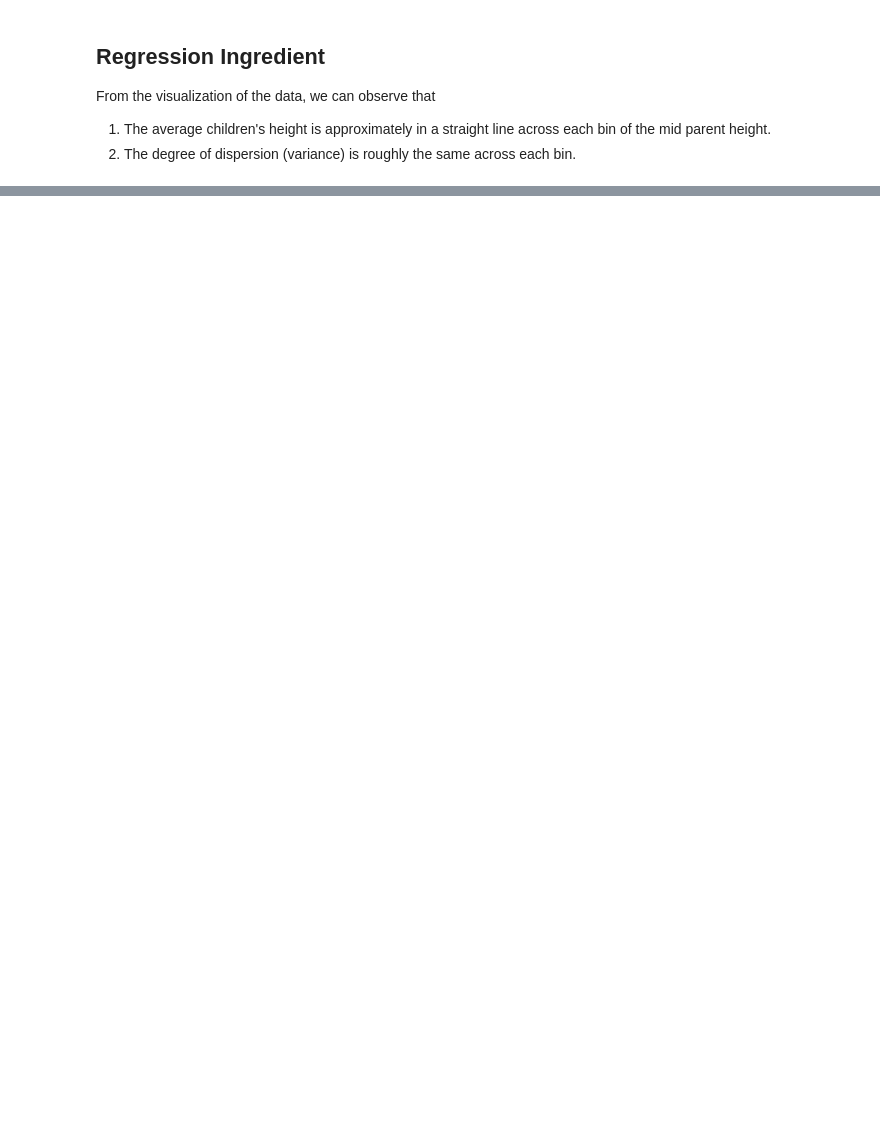
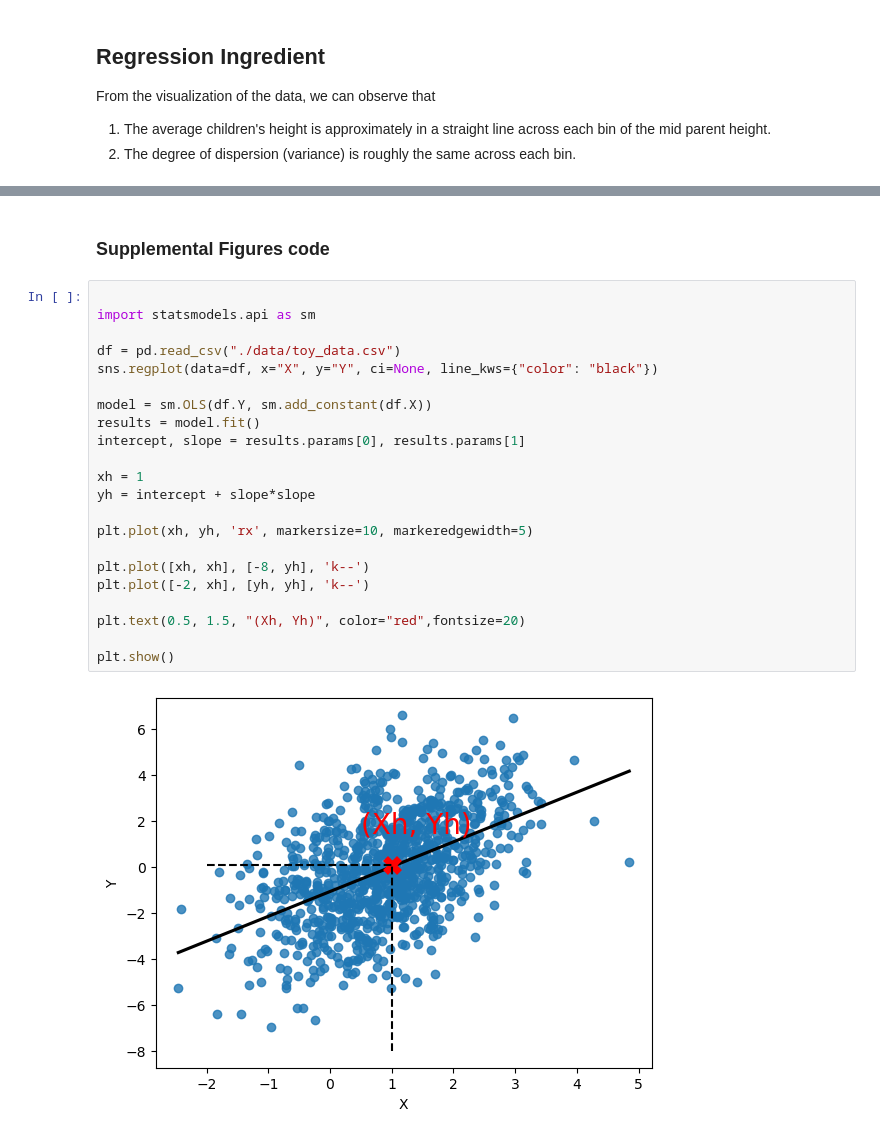
Before and after one commit to jasongong11/advanced_quantitative_research_method, a Jupyter notebook: Lecture5/Lecture5_simple_linear_regression.ipynb, the cells around one changed output, grey strips where cells are left out. Drawn from its saved outputs; the diff is of its cells as text; blank space fills up the shorter version.

```diff
--- a/Lecture5/Lecture5_simple_linear_regression.ipynb
+++ b/Lecture5/Lecture5_simple_linear_regression.ipynb
@@ -93,0 +1347,26 @@ $$
+# %% [markdown]
+### Supplemental Figures code
+# %%
+
+import statsmodels.api as sm
+
+df = pd.read_csv("./data/toy_data.csv")
+sns.regplot(data=df, x="X", y="Y", ci=None, line_kws={"color": "black"})
+
+model = sm.OLS(df.Y, sm.add_constant(df.X))
+results = model.fit()
+intercept, slope = results.params[0], results.params[1]
+
+xh = 1
+yh = intercept + slope*slope
+
+plt.plot(xh, yh, 'rx', markersize=10, markeredgewidth=5)
+
+plt.plot([xh, xh], [-8, yh], 'k--')
+plt.plot([-2, xh], [yh, yh], 'k--')
+
+plt.text(0.5, 1.5, "(Xh, Yh)", color="red",fontsize=20)
+
+plt.show()
+# %% [output]
+[figure, added]
```
Also changed, not shown: parts of 91 cells of this notebook, 20 other files.
